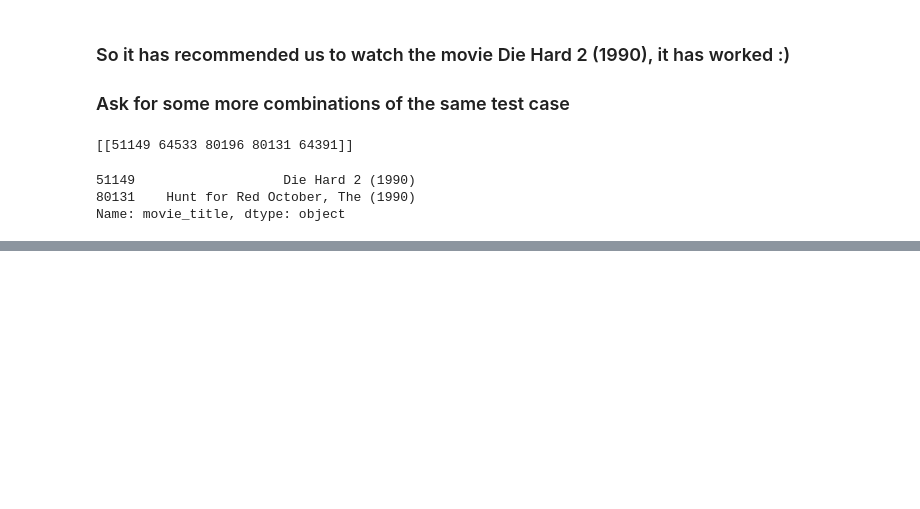
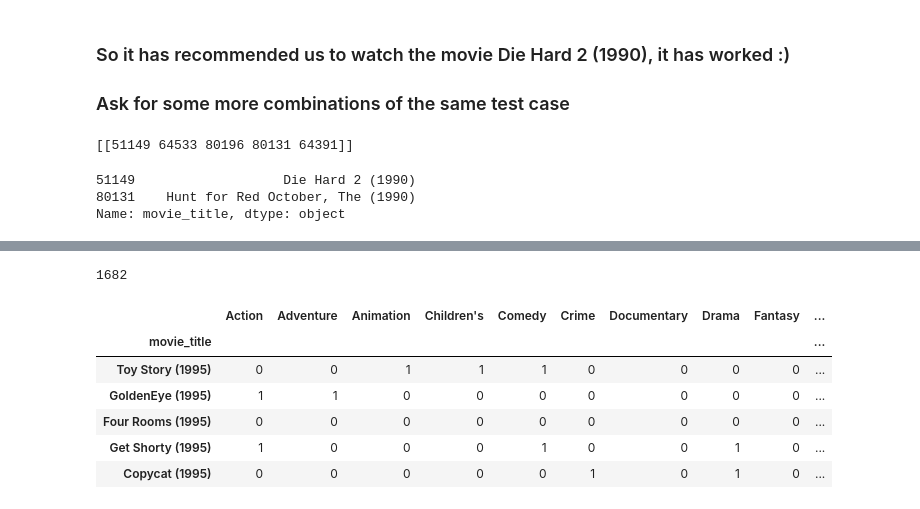
Before and after one commit to NAnnamalai/practice_machine_learning, a Jupyter notebook: movie_recommendation_engine.ipynb, the cells around one changed output, grey strips where cells are left out. Drawn from its saved outputs; the diff is of its cells as text; code cells hidden in the pictures; blank space fills up the shorter version.

```diff
--- a/movie_recommendation_engine.ipynb
+++ b/movie_recommendation_engine.ipynb
@@ -338,0 +381,4 @@ Name: movie_title, dtype: object
+# %%
+# exclude columns movie_id, release_year
+item_selection = films_db.copy()
+len(item_selection.columns), len(genres)
@@ -338,0 +387,9 @@ Name: movie_title, dtype: object
+# %%
+# make use of genres list available, remove unkown genre and add movie title to the list
+req_columns = genres
+if 'unknown' in req_columns:
+    req_columns.remove('unknown')
+if 'movie_title' not in req_columns:
+    req_columns.insert(0, 'movie_title')
+item_selection = item_selection[req_columns]
+item_selection.head(5)
@@ -338,0 +403,15 @@ Name: movie_title, dtype: object
+# %%
+len(item_selection) # we have 1682 movies
+# %% [output]
+1682
+# %%
+item_selection = item_selection.set_index('movie_title')
+item_selection.head(5)
+# %% [output]
+|  | Action | Adventure | Animation | Children's | Comedy | Crime | Documentary | Drama | Fantasy | ... |
+| movie_title |  |  |  |  |  |  |  |  |  | ... |
+| Toy Story (1995) | 0 | 0 | 1 | 1 | 1 | 0 | 0 | 0 | 0 | ... |
+| GoldenEye (1995) | 1 | 1 | 0 | 0 | 0 | 0 | 0 | 0 | 0 | ... |
+| Four Rooms (1995) | 0 | 0 | 0 | 0 | 0 | 0 | 0 | 0 | 0 | ... |
+| Get Shorty (1995) | 1 | 0 | 0 | 0 | 1 | 0 | 0 | 1 | 0 | ... |
+| Copycat (1995) | 0 | 0 | 0 | 0 | 0 | 1 | 0 | 1 | 0 | ... |
```
Also changed, not shown: parts of 27 cells of this notebook.
